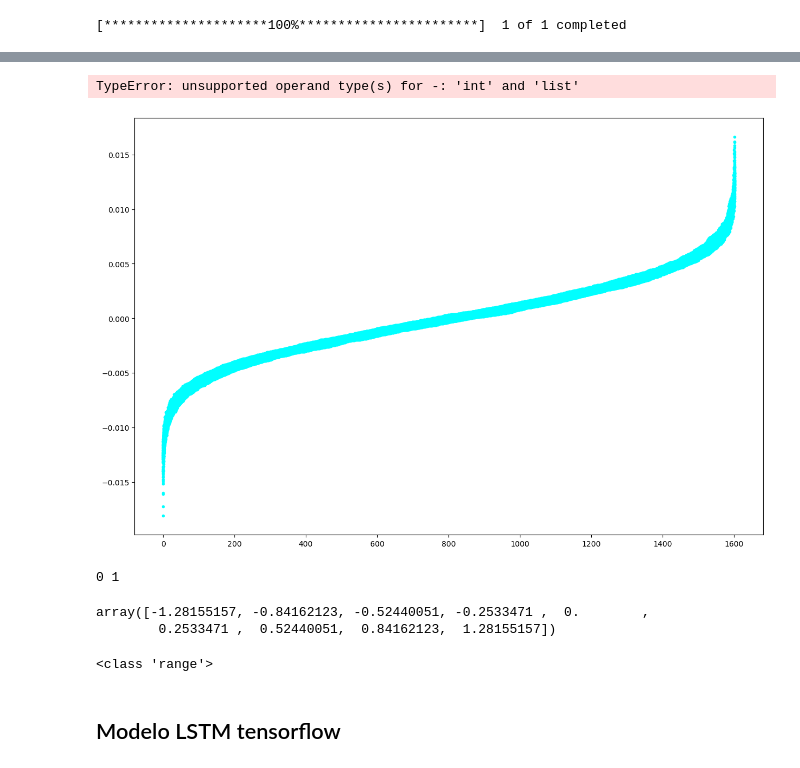
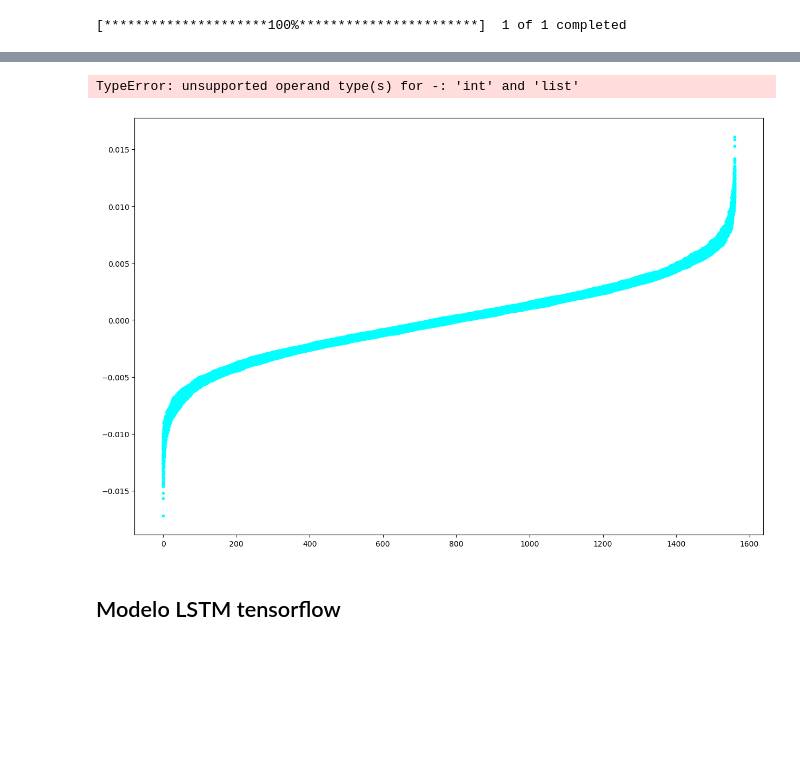
Before and after one commit to julian-sc/machine_learning, a Jupyter notebook: Notebooks/PruebasTrade.ipynb, the cells around one changed output, grey strips where cells are left out. Drawn from its saved outputs; the diff is of its cells as text; code cells hidden in the pictures; blank space fills up the shorter version.

```diff
--- a/Notebooks/PruebasTrade.ipynb
+++ b/Notebooks/PruebasTrade.ipynb
@@ -19,6 +27,3 @@ import pandas as pd
 data_stock = yf.download(tickers="NVDA",period="1mo",interval="5m")
 # %% [output]
 [*********************100%***********************]  1 of 1 completed
-# %%
-data_stock = data_stock.loc[data_stock.index>='2022-01-01']
-print(data_stock.tail(5))
@@ -172,5 +169,5 @@ data_stock['MAE50'].plot(label='MAE50')
 # %%
-data_stock['SHARES'] = [1 if data_stock.loc[i,'MAE10']>data_stock.loc[i,'MAE50'] else 0 for i in data_stock.index]
+data_stock['SHARES'] = [1 if data_stock.loc[i,'VWAP']<data_stock.loc[i,'MAE50'] else 0 for i in data_stock.index]
 # %%
 data_stock['PROFIT'] = [data_stock.loc[i,'CLOSE1'] - data_stock.loc[i,'Close'] if data_stock.loc[i,'SHARES'] ==1 else 0 for i in data_stock.index]
 # %%
@@ -259,8 +246,8 @@ def qqnorm(params: dict,lst_var:list, cloud_size=100):
     max_band = norm.ppf(alphas,loc=mu,scale=sigma) + norm.ppf(0.975)*np.sqrt()
     plt.plot(q_theory,'blue',marker=".", linestyle='None')
 # %%
-qqnorm(params = {'mu': np.mean(data_1['LOG_RETURN']),
- 'sigma':np.std(data_1['LOG_RETURN'])},lst_var=data_1['LOG_RETURN'])
+qqnorm(params = {'mu': np.mean(data_stock['LOG_RETURN']),
+ 'sigma':np.std(data_stock['LOG_RETURN'])},lst_var=data_stock['LOG_RETURN'])
 # %% [output]
 TypeError: unsupported operand type(s) for -: 'int' and 'list'
-[figure, old version]
+[figure, new version]
@@ -270,17 +254,3 @@ dd = {'mu': 0,
-# %%
-mu, sigma = list(dd.values())
-print(mu, sigma)
-# %% [output]
-0 1
-# %%
-norm.ppf([i/(9+1) for i in list(range(1,9+1))],0,1)
-# %% [output]
-array([-1.28155157, -0.84162123, -0.52440051, -0.2533471 ,  0.        ,
-        0.2533471 ,  0.52440051,  0.84162123,  1.28155157])
-# %%
-print(type(range(3)))
-# %% [output]
-<class 'range'>
 # %% [markdown]
 ## Modelo LSTM tensorflow
 # %%
```
Also changed, not shown: parts of 50 cells of this notebook.
